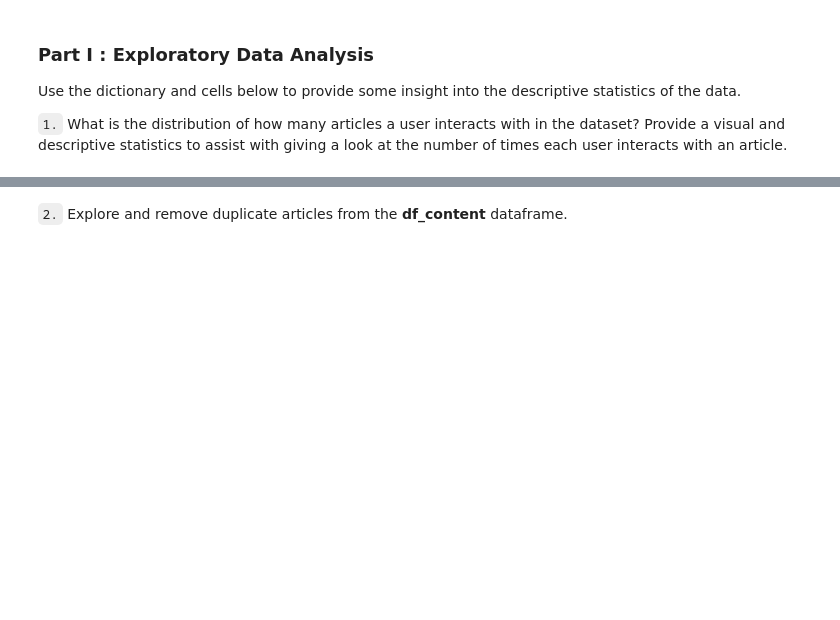
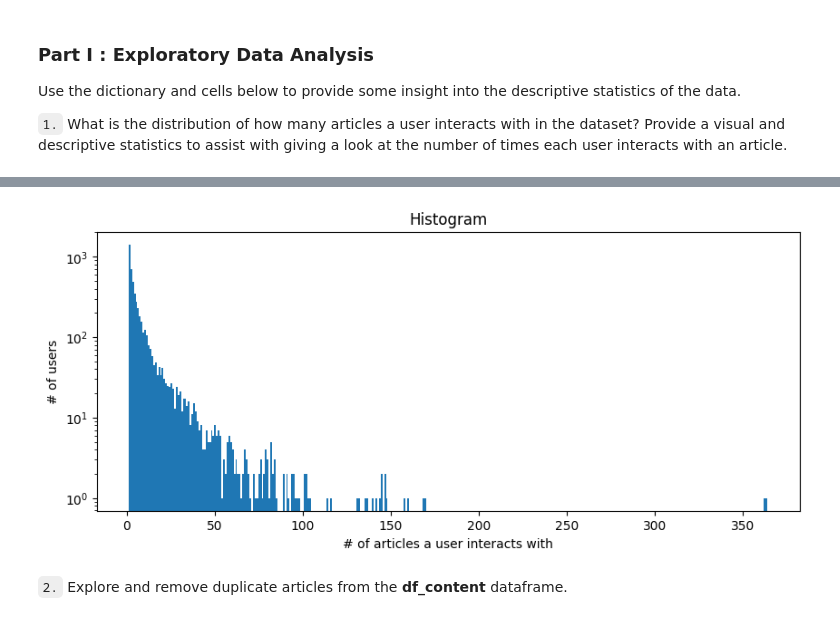
Before and after one commit to thomasheinemann/user_specific_article_recommendations_study, a Jupyter notebook: Recommendations_with_IBM.ipynb, the cells around one changed output, grey strips where cells are left out. Saved outputs shown, nothing was run; the diff lists cells and outputs as text; code cells hidden in the pictures; blank space fills up the shorter version.

```diff
--- a/Recommendations_with_IBM.ipynb
+++ b/Recommendations_with_IBM.ipynb
@@ -28,8 +28,8 @@ import pickle
 
 %matplotlib inline
 
-df = pd.read_csv('data/user-item-interactions.csv')
-df_content = pd.read_csv('data/articles_community.csv')
+df = pd.read_csv('data/user-item-interactions.csv', dtype=object)
+df_content = pd.read_csv('data/articles_community.csv', dtype=object)
 del df['Unnamed: 0']
 del df_content['Unnamed: 0']
 
@@ -58,3 +58,8 @@ df_content.head()
 Use the dictionary and cells below to provide some insight into the descriptive statistics of the data.
 
 `1.` What is the distribution of how many articles a user interacts with in the dataset?  Provide a visual and descriptive statistics to assist with giving a look at the number of times each user interacts with an article.
+# %%
+# calculate the
+df2=df.copy()
+number_articles_for_each_user=df2[["email"]].groupby(by="email").value_counts(dropna=False)
+number_articles_for_each_user[number_articles_for_each_user>10].head(10)
@@ -61 +79,13 @@ Use the dictionary and cells below to provide some insight into the descriptive
+# %%
+# initialize merged plot
+plt.rcParams['figure.figsize'] = [10,4]
+fig, ax = plt.subplots(1, 1)
+
+plt.title("Histogram")
+plt.xlabel('# of articles a user interacts with')
+plt.ylabel('# of users')
+plt.hist(number_articles_for_each_user,bins=max(number_articles_for_each_user)+1)# , bins=int(max(list(df2["count"].values))+1))# , linestyle = '-', linewidth = '3',color="r")
+plt.yscale('log')
+# %% [output]
+[figure, added]
 # %%
```
Also changed, not shown: parts of 12 cells of this notebook, 3 other files.
